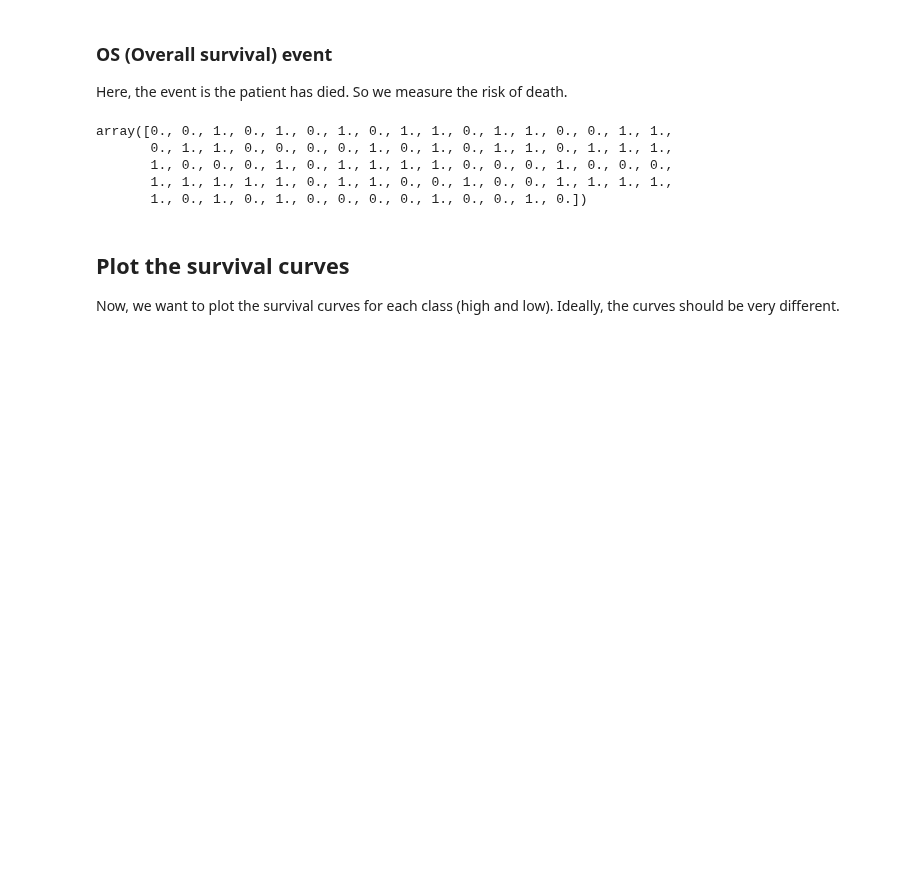
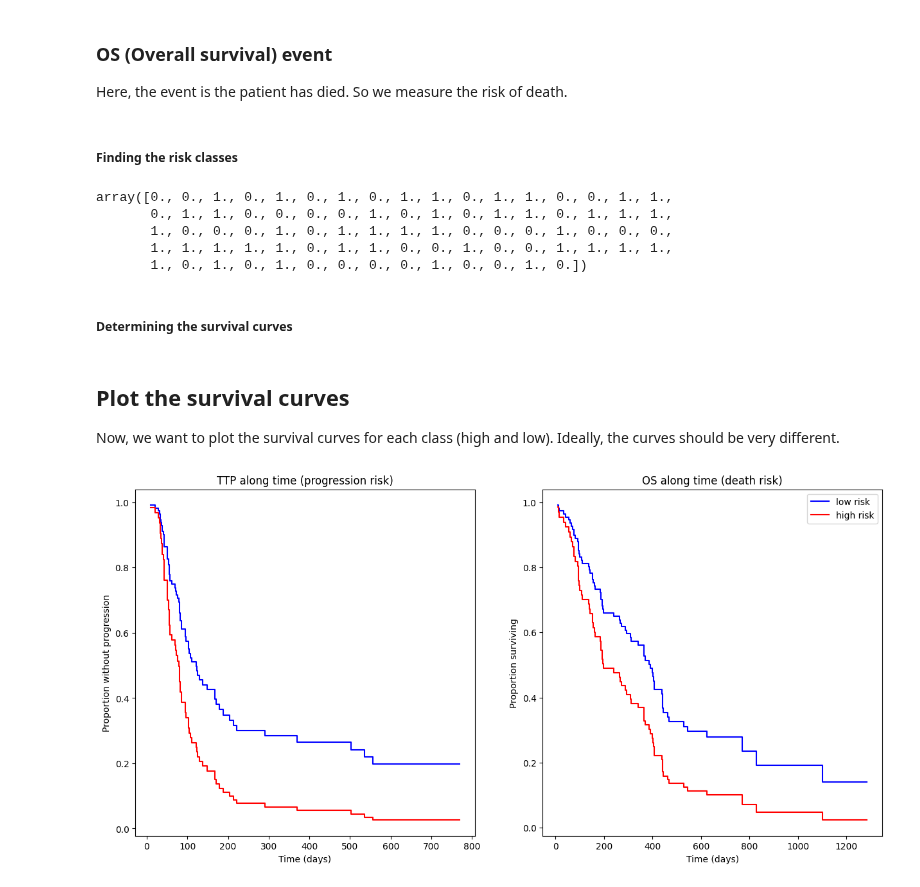
Before and after one commit to Arthur8754/mutational-signatures, a Jupyter notebook: cox-model.ipynb, the cells around one changed output. Saved outputs shown, nothing was run; the diff lists cells and outputs as text; code cells hidden in the pictures; blank space fills up the shorter version.

Commit message:
Plot survival curves

```diff
--- a/cox-model.ipynb
+++ b/cox-model.ipynb
@@ -54,6 +60,16 @@ array([0., 1., 0., 0., 1., 0., 1., 0., 1., 1., 0., 1., 1., 0., 0., 1., 0.,
+# %%
+# Split the data in high risk group and low risk group
+high_risk_ttp = X_ttp[np.where(risk_classes_ttp==1)]
+low_risk_ttp = X_ttp[np.where(risk_classes_ttp==0)]
+
+# Compute the mean survival curves for each group
+high_risk_event_times_ttp, high_risk_survival_curve_ttp = coxmodel.predict_mean_survival_curve(high_risk_ttp)
+low_risk_event_times_ttp, low_risk_survival_curve_ttp = coxmodel.predict_mean_survival_curve(low_risk_ttp)
 # %% [markdown]
 ### OS (Overall survival) event
 Here, the event is the patient has died. So we measure the risk of death.
+# %% [markdown]
+##### Finding the risk classes
 # %%
 # Preprocessing for the label data
 X_os = df.loc[:,["CD8+ T cell score","Exome mut per mb","Genome mut per mb","CD274 expression","M1M2 expression"]].to_numpy()
@@ -68,6 +84,39 @@ array([0., 0., 1., 0., 1., 0., 1., 0., 1., 1., 0., 1., 1., 0., 0., 1., 1.,
        1., 0., 0., 0., 1., 0., 1., 1., 1., 1., 0., 0., 0., 1., 0., 0., 0.,
        1., 1., 1., 1., 1., 0., 1., 1., 0., 0., 1., 0., 0., 1., 1., 1., 1.,
        1., 0., 1., 0., 1., 0., 0., 0., 0., 1., 0., 0., 1., 0.])
+# %% [markdown]
+##### Determining the survival curves
+# %%
+# Split the data in high risk group and low risk group
+high_risk_os = X_os[np.where(risk_classes_os==1)]
+low_risk_os = X_os[np.where(risk_classes_os==0)]
+
+# Compute the mean survival curves for each group
+high_risk_event_times_os, high_risk_survival_curve_os = coxmodel.predict_mean_survival_curve(high_risk_os)
+low_risk_event_times_os, low_risk_survival_curve_os = coxmodel.predict_mean_survival_curve(low_risk_os)
 # %% [markdown]
 ## Plot the survival curves
 Now, we want to plot the survival curves for each class (high and low). Ideally, the curves should be very different.
+# %%
+fig, ax = plt.subplots(1,2,figsize=(15,7))
+
+# TTP :
+ax[0].step(low_risk_event_times_ttp, low_risk_survival_curve_ttp, where='post',color='blue',label='low risk')
+ax[0].step(high_risk_event_times_ttp, high_risk_survival_curve_ttp, where='post',color='red',label='high risk')
+ax[0].set_xlabel('Time (days)')
+ax[0].set_ylabel('Proportion without progression')
+ax[0].set_title('TTP along time (progression risk)')
+#ax[0].text(0,0,f'p value : {p_value_cd274_ttp}')
+
+# OS :
+ax[1].step(low_risk_event_times_os, low_risk_survival_curve_os, where='post',color='blue',label='low risk')
+ax[1].step(high_risk_event_times_os, high_risk_survival_curve_os, where='post',color='red',label='high risk')
+ax[1].set_xlabel('Time (days)')
+ax[1].set_ylabel('Proportion surviving')
+ax[1].set_title('OS along time (death risk)')
+#ax[0].text(0,0,f'p value : {p_value_cd274_ttp}')
+
+plt.legend()
+plt.savefig('figures/survival-curves.png')
+# %% [output]
+[figure, added]
```
Also changed, not shown: parts of 4 cells of this notebook, 1 other file.
